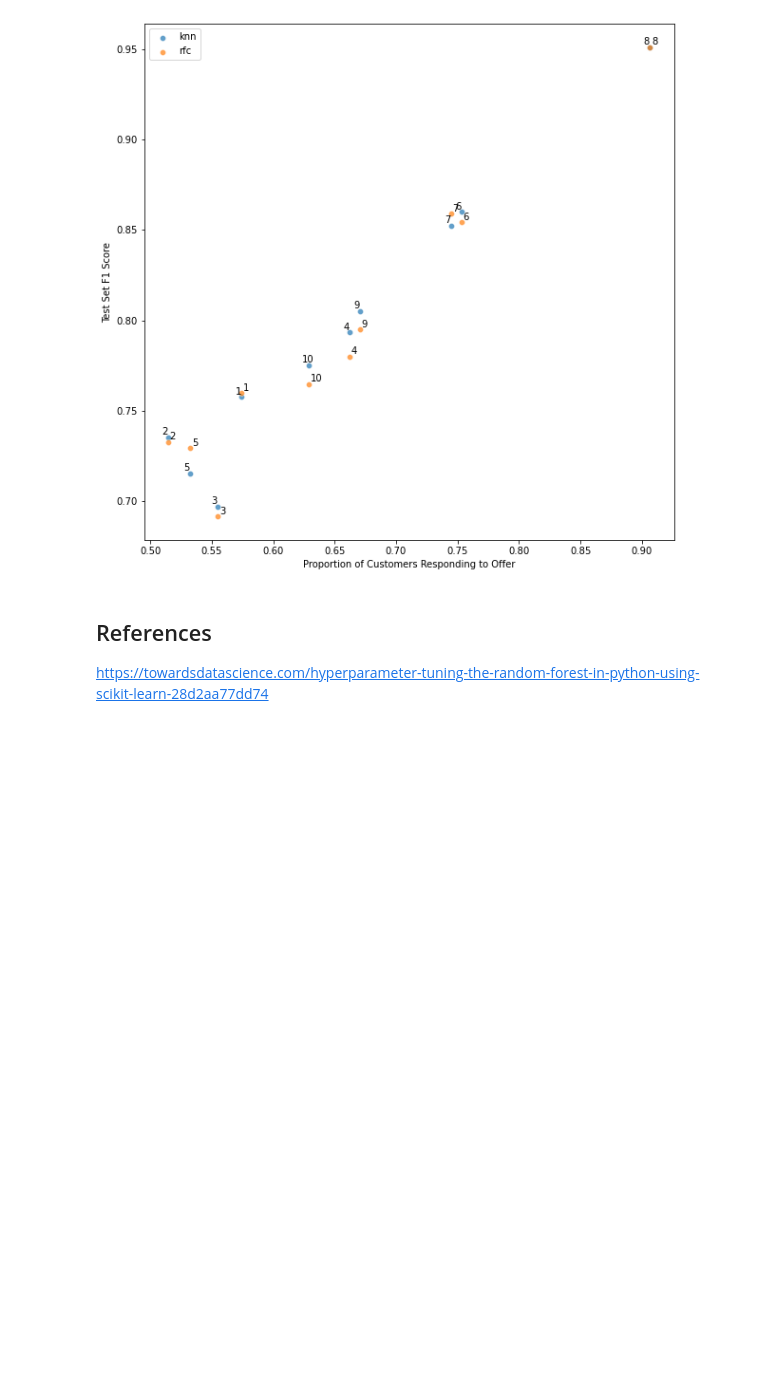
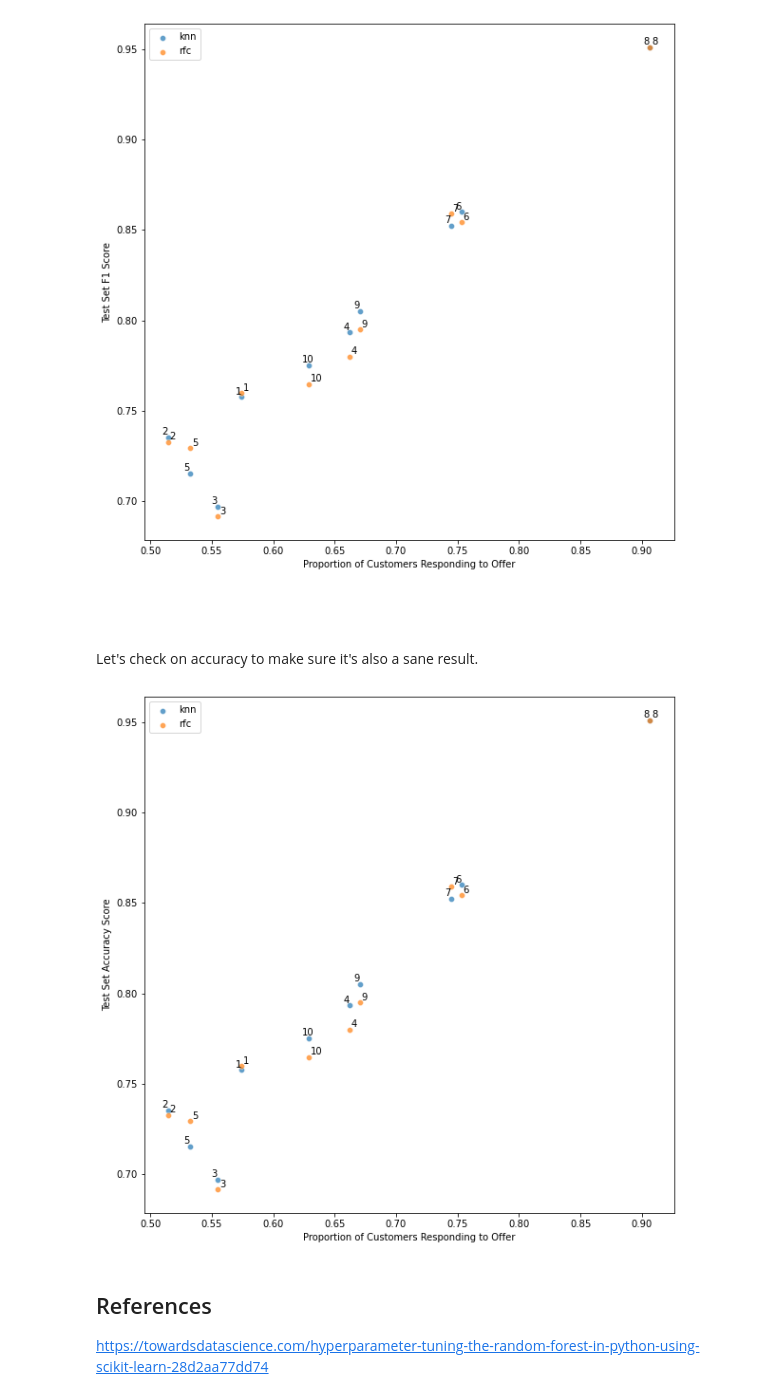
Before and after one commit to andrewKOwong/dsnd-starbucks, a Jupyter notebook: notebook-model_development.ipynb, the cells around one changed output. Saved outputs shown, nothing was run; the diff lists cells and outputs as text; code cells hidden in the pictures; blank space fills up the shorter version.

Commit message:
Add model accuracy figures.

```diff
--- a/notebook-model_development.ipynb
+++ b/notebook-model_development.ipynb
@@ -338,7 +338,7 @@ pickle.dump(rfc_models, open("models/rfc.model", "wb"))
 knn_models = pickle.load(open("models/knn.model", "rb"))
 rfc_models = pickle.load(open("models/rfc.model", "rb"))
 # %%
-def multiple_predict_score(offer_ids, models, test_features, test_targets):
+def multiple_predict_score(offer_ids, models, test_features, test_targets, scorer='f1'):
     """
     Predict using multiple models for multiple dataframes of features.
 
@@ -349,11 +349,21 @@ def multiple_predict_score(offer_ids, models, test_features, test_targets):
     models        - Series of GridSearchCV models.
     test_features - Series of X features dataframes.
     test_targets  - Series of y targets corresponding to X.
+    scorer        - str 'f1' for f1_score, 'accuracy' for accuracy_score
 
     Returns:
 
     Dataframe of offer_ids and predictions.
     """
+    # Set the scoring function
+    if scorer == 'f1':
+        scorer = f1_score
+    elif scorer == 'accuracy':
+        scorer = accuracy_score
+    else:
+        raise ValueError(f'Scorer "{scorer}" not recognized.')
+
+
     # Use each model to predict on one set of X
     y_preds = []
     for model, X in zip(models, test_features):
@@ -361,10 +371,11 @@ def multiple_predict_score(offer_ids, models, test_features, test_targets):
 
     y_preds = pd.Series(y_preds, name='y_preds')
 
+
     # Score
     scores = []
     for preds, targets in zip(y_preds, test_targets):
-        scores.append(f1_score(targets, preds))
+        scores.append(scorer(targets, preds))
 
     scores = pd.Series(scores, name='scores')
     return pd.concat([offer_ids,
@@ -449,22 +460,23 @@ portfolio
 
 Some test scores are very high. However, plotting against the proportion of response (i.e. the response rates) shows that the high scores are mostly due to class imbalance.
 # %%
-def prep_f1_vs_proportion_data(models, test_outcomes):
+def prep_f1_vs_proportion_data(models, test_outcomes, score_label='f1'):
     """
     Prepares a dataframe for plotting F1 scores vs. actual customer response proportions.
 
     Useful for analyzing if class imbalances are causing high F1 scores.
 
     Input:
-    models        - output from `build_offer_with_demo_action_models()`
+    models        - output from `build_offer_with_demo_action_models()
     test_outcomes - output from `multiple_predict_score()` on test data
+    score_label   - column label for the score
 
     Returns:
         A dataframe with f1 scores and actual customer response proportions (i.e. y_true's).
     """
     data = []
     for offer_id, true, pred in zip(models['offer_id'], models['y_test'], test_outcomes['y_preds']):
-        data.append({'true_proportion_responded': true.mean(), 'f1': f1_score(true, pred), 'offer_id': offer_id})
+        data.append({'true_proportion_responded': true.mean(), score_label: f1_score(true, pred), 'offer_id': offer_id})
 
     return pd.DataFrame(data)
 
@@ -489,6 +501,35 @@ ax.set_xlabel('Proportion of Customers Responding to Offer')
 ax.set_ylabel('Test Set F1 Score');
 # %% [output]
 [figure]
+# %% [markdown]
+<br><br>
+
+Let's check on accuracy to make sure it's also a sane result.
+# %%
+knn_accuracy = multiple_predict_score(knn_models.offer_id, knn_models.model, knn_models.X_test, knn_models.y_test, scorer='accuracy')
+rfc_accuracy = multiple_predict_score(rfc_models.offer_id, rfc_models.model, rfc_models.X_test, rfc_models.y_test, scorer='accuracy')
+# %%
+k = knn_f1_v_prop = prep_f1_vs_proportion_data(knn_models, knn_accuracy, score_label='accuracy')
+r = rfc_f1_v_prop = prep_f1_vs_proportion_data(rfc_models, rfc_accuracy, score_label='accuracy')
+
+fig, ax = plt.subplots(figsize=(10, 10))
+sns.scatterplot(ax=ax, data=k, x='true_proportion_responded', y='accuracy', label='knn', legend=True, alpha=0.7)
+sns.scatterplot(ax=ax, data=r, x='true_proportion_responded', y='accuracy', label='rfc', legend=True, alpha=0.7)
+
+
+# Plot offer id text
+offset = 0.0013
+for x, y, s in zip(k.true_proportion_responded, k.accuracy, k.offer_id):
+    plt.text(x - 4*offset, y + offset, s)
+
+for x, y, s in zip(r.true_proportion_responded, r.accuracy, r.offer_id):
+    plt.text(x + offset, y + offset, s)
+
+
+ax.set_xlabel('Proportion of Customers Responding to Offer')
+ax.set_ylabel('Test Set Accuracy Score');
+# %% [output]
+[figure, added]
 # %% [markdown]
 ## References
 
```
Also changed, not shown: parts of 1 cell of this notebook, 1 other file.
